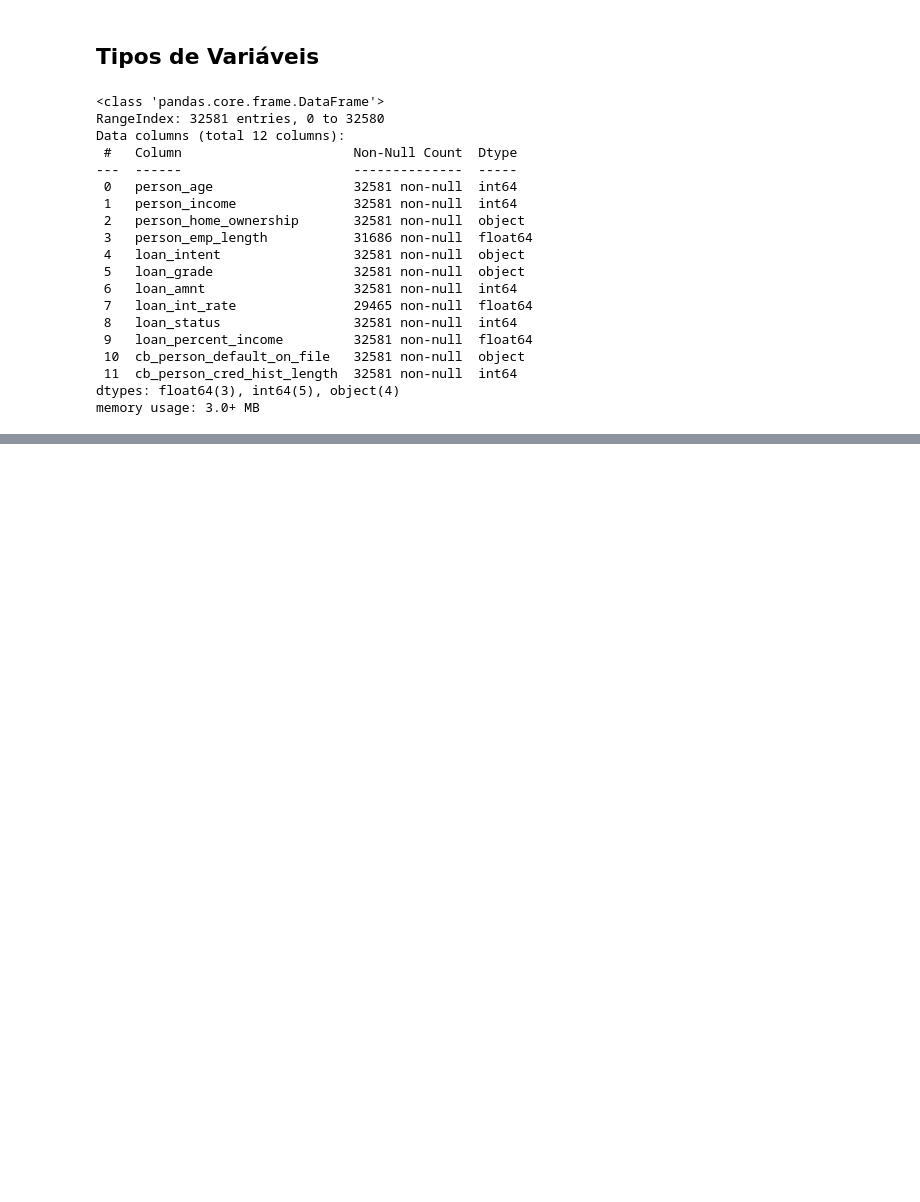
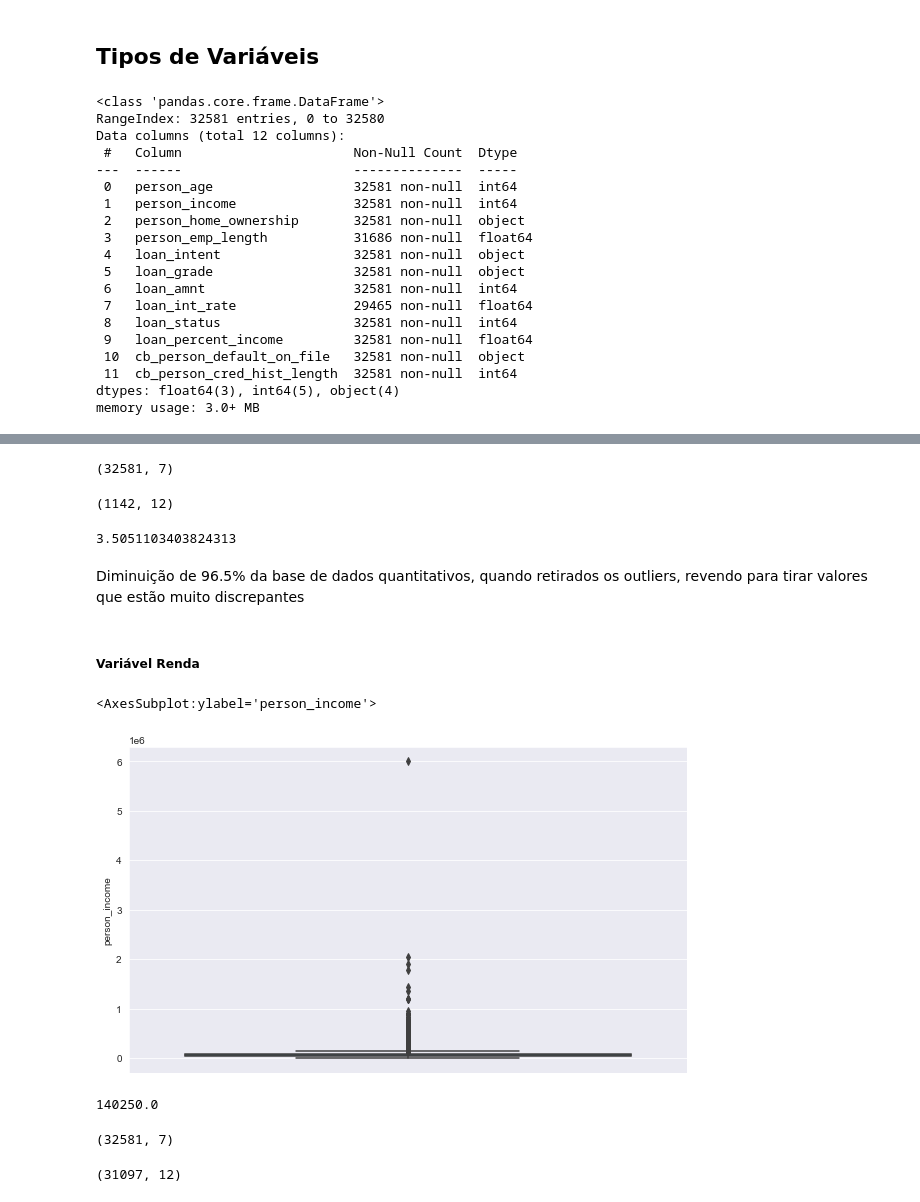
Before and after one commit to gizelecardoso/analise_credito, a Jupyter notebook: analytics.ipynb, the cells around one changed output, grey strips where cells are left out. Saved outputs shown, nothing was run; the diff lists cells and outputs as text; code cells hidden in the pictures; blank space fills up the shorter version.

```diff
--- a/analytics.ipynb
+++ b/analytics.ipynb
@@ -172,0 +223,22 @@ quali = [
+# %%
+credit_quant.shape
+# %% [output]
+(32581, 7)
+# %%
+credit_quant_without_outlies.shape
+# %% [output]
+(1142, 12)
+# %%
+(credit_quant_without_outlies.shape[0] / credit_quant.shape[0]) * 100
+# %% [output]
+3.5051103403824313
+# %% [markdown]
+Diminuição de 96.5% da base de dados quantitativos, quando retirados os outliers, revendo para tirar valores que estão muito discrepantes
+# %% [markdown]
+##### Variável Renda
+# %%
+plt.figure(figsize = (10,6))
+sns.boxplot(y = credit_quant.person_income, data = credit_quant) #retirar valores maiores que 100.000
+# %% [output]
+<AxesSubplot:ylabel='person_income'>
+[figure, added]
@@ -172,0 +251,16 @@ quali = [
+# %%
+ls = verify_superior_limit(credit_quant.person_income)
+print(ls)
+
+selecao = (credit_quant.person_income <= ls)
+credit_quant_without_outlies = credit_total[selecao]
+# %% [output]
+140250.0
+# %%
+credit_quant.shape
+# %% [output]
+(32581, 7)
+# %%
+credit_quant_without_outlies.shape
+# %% [output]
+(31097, 12)
```
Also changed, not shown: parts of 44 cells of this notebook, 1 other file.
